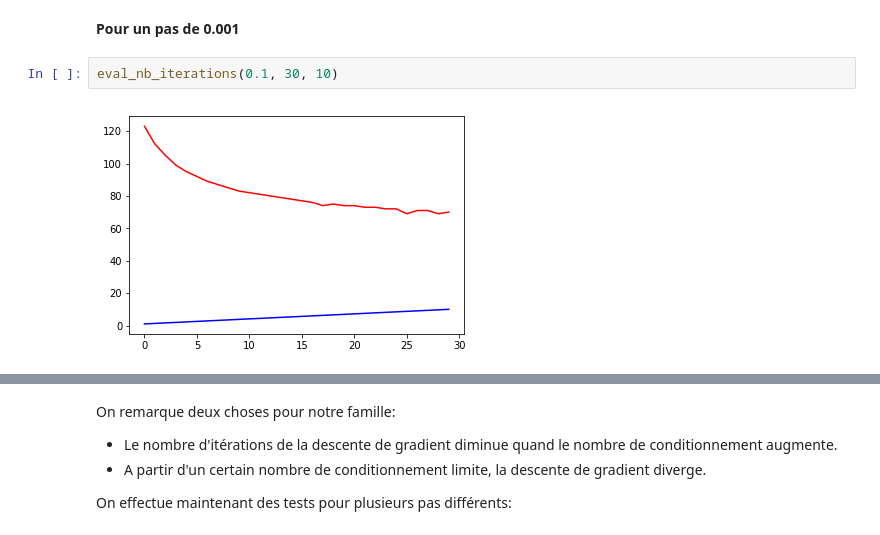
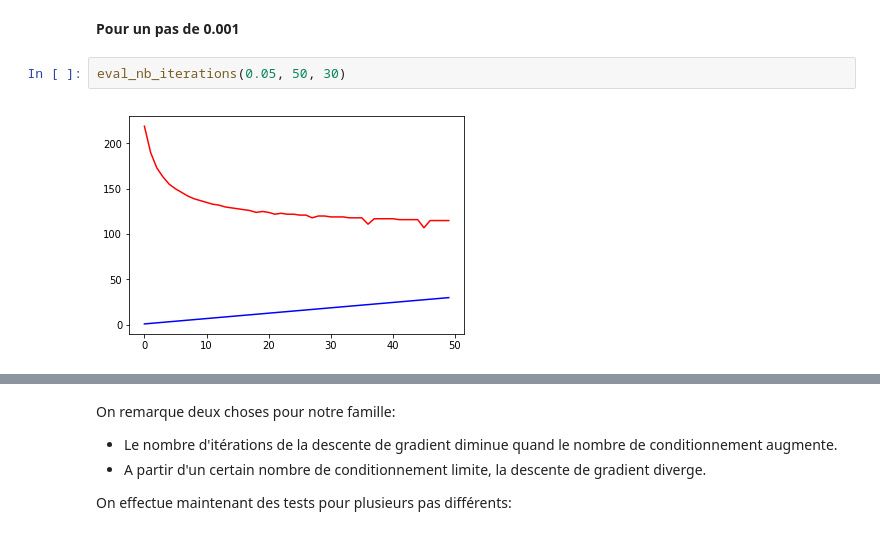
Before and after one commit to Garfounkel/Convex-Optimisation, a Jupyter notebook: ocvx_exam2_2019.ipynb, the cells around one changed output, grey strips where cells are left out. Drawn from its saved outputs; the diff is of its cells as text.

```diff
--- a/ocvx_exam2_2019.ipynb
+++ b/ocvx_exam2_2019.ipynb
@@ -114,6 +114,6 @@ def eval_nb_iterations(step, set_size=60, max_value=50):
 # %% [markdown]
 **Pour un pas de 0.001**
 # %%
-eval_nb_iterations(0.1, 30, 10)
+eval_nb_iterations(0.05, 50, 30)
 # %% [output]
-[figure, old version]
+[figure, new version]
```
Also changed, not shown: parts of 11 cells of this notebook.
